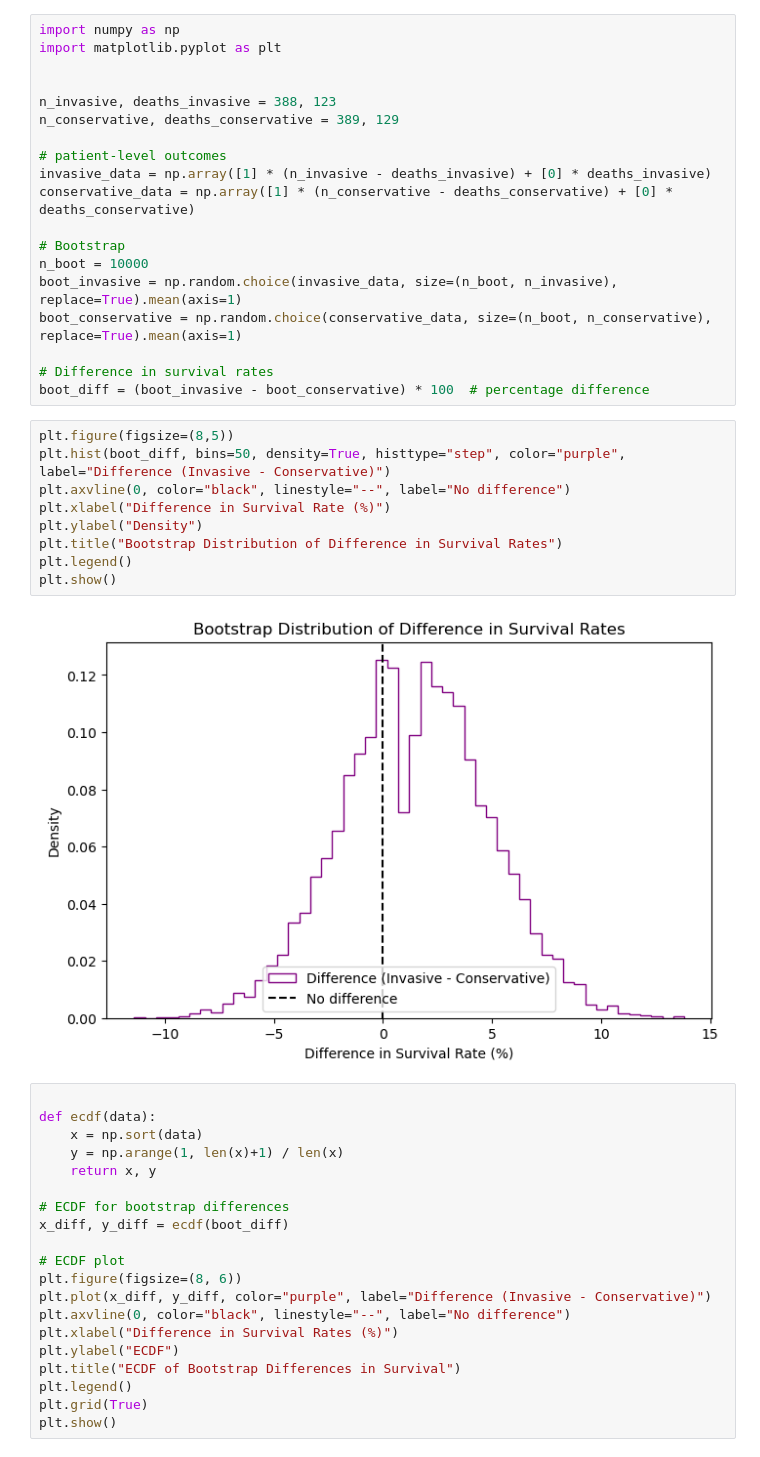
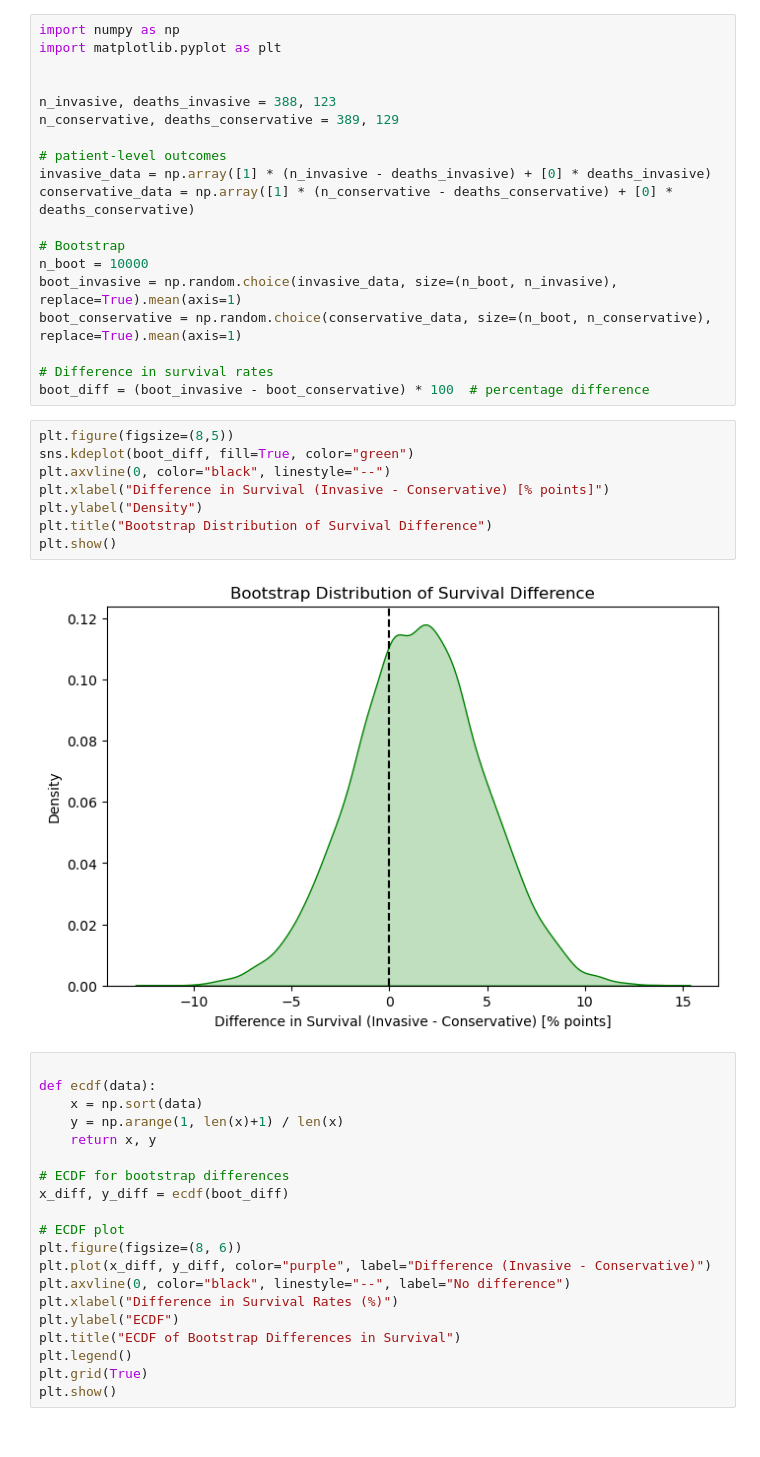
Before and after one commit to shaveen327/github_branching, a Jupyter notebook: assignment_4.ipynb, the cells around one changed output. Cells and saved outputs as stored; diff of their text form.

```diff
--- a/assignment_4.ipynb
+++ b/assignment_4.ipynb
@@ -282,17 +283,16 @@ boot_conservative = np.random.choice(conservative_data, size=(n_boot, n_conserva
 
 # Difference in survival rates
 boot_diff = (boot_invasive - boot_conservative) * 100  # percentage difference
-# %%
-plt.figure(figsize=(8,5))
-plt.hist(boot_diff, bins=50, density=True, histtype="step", color="purple", label="Difference (Invasive - Conservative)")
-plt.axvline(0, color="black", linestyle="--", label="No difference")
-plt.xlabel("Difference in Survival Rate (%)")
-plt.ylabel("Density")
-plt.title("Bootstrap Distribution of Difference in Survival Rates")
-plt.legend()
-plt.show()
-# %% [output]
-[figure, removed]
+# %%
+plt.figure(figsize=(8,5))
+sns.kdeplot(boot_diff, fill=True, color="green")
+plt.axvline(0, color="black", linestyle="--")
+plt.xlabel("Difference in Survival (Invasive - Conservative) [% points]")
+plt.ylabel("Density")
+plt.title("Bootstrap Distribution of Survival Difference")
+plt.show()
+# %% [output]
+[figure, added]
 # %%
 
 def ecdf(data):
```
Also changed, not shown: parts of 3 cells of this notebook.
